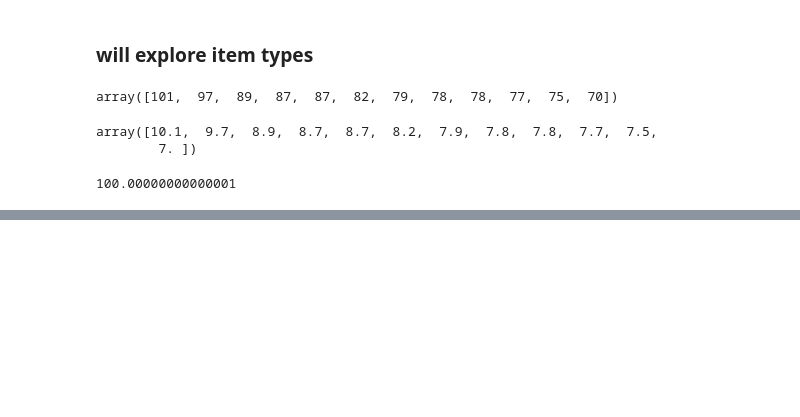
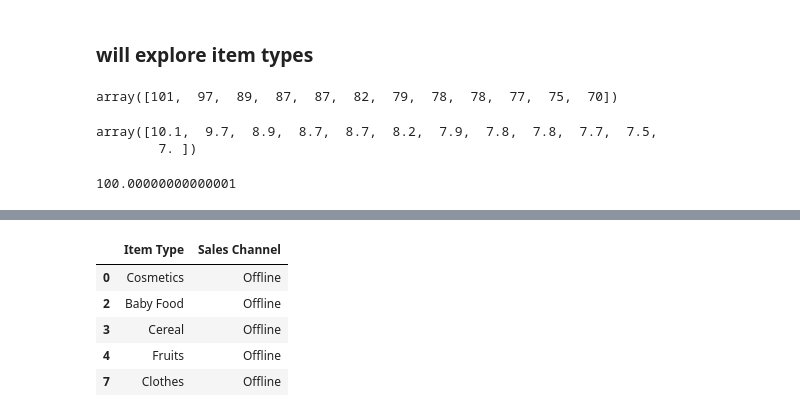
Before and after one commit to prasad5141/EDA_practice_exercises, a Jupyter notebook: Sales analysis.ipynb, the cells around one changed output, grey strips where cells are left out. Saved outputs shown, nothing was run; the diff lists cells and outputs as text; code cells hidden in the pictures; blank space fills up the shorter version.

```diff
--- a/Sales analysis.ipynb
+++ b/Sales analysis.ipynb
@@ -180,0 +252,11 @@ fig.show()
+# %%
+offline_items = data.loc[data["Sales Channel"] == "Offline", ["Item Type","Sales Channel"]]
+# %%
+offline_items.head()
+# %% [output]
+|  | Item Type | Sales Channel |
+| 0 | Cosmetics | Offline |
+| 2 | Baby Food | Offline |
+| 3 | Cereal | Offline |
+| 4 | Fruits | Offline |
+| 7 | Clothes | Offline |
```
Also changed, not shown: parts of 20 cells of this notebook.
